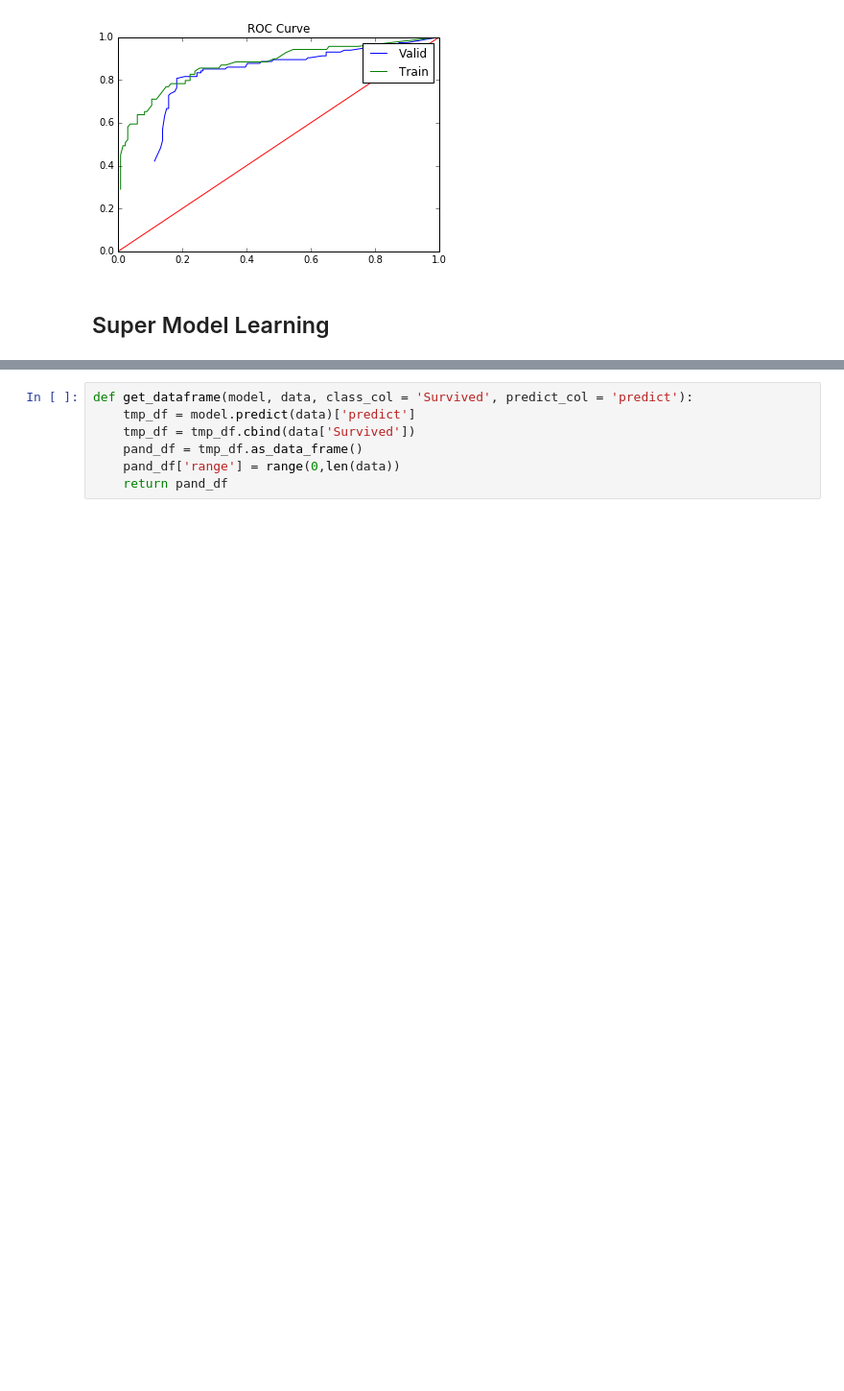
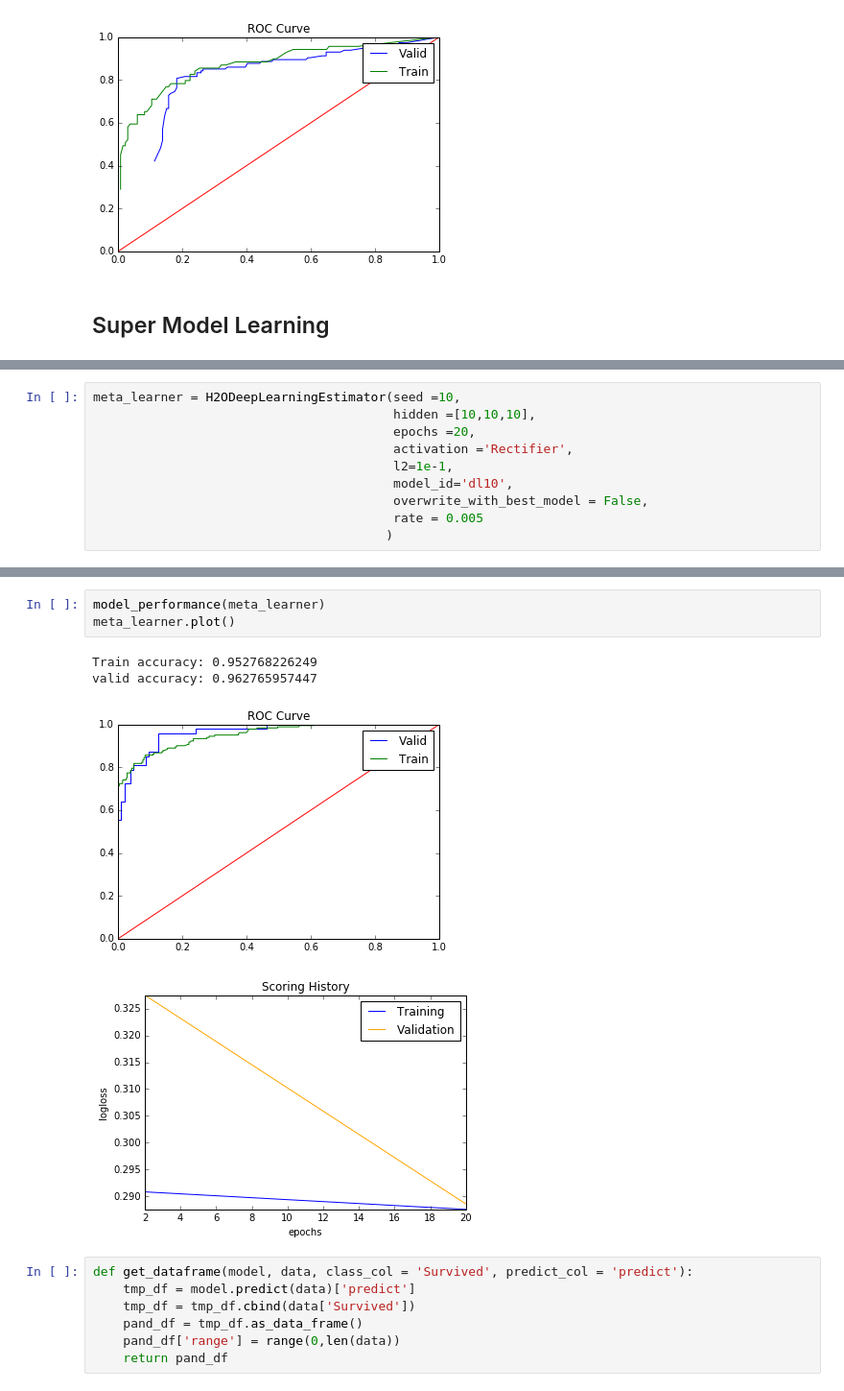
Before and after one commit to hamzafar/titanic_competition, a Jupyter notebook: Visualize the effect of Ensemble Model..ipynb, the cells around one changed output, grey strips where cells are left out. Shown at 96% size. Drawn from its saved outputs; the diff is of its cells as text; blank space fills up the shorter version.

```diff
--- a/Visualize the effect of Ensemble Model..ipynb
+++ b/Visualize the effect of Ensemble Model..ipynb
@@ -177,0 +199,10 @@ valid accuracy: 0.808865717754
+# %%
+meta_learner = H2ODeepLearningEstimator(seed =10,
+                                        hidden =[10,10,10],
+                                        epochs =20,
+                                        activation ='Rectifier',
+                                        l2=1e-1,
+                                        model_id='dl10',
+                                        overwrite_with_best_model = False,
+                                        rate = 0.005
+                                       )
@@ -178,3 +218,11 @@ valid accuracy: 0.808865717754
+# %%
+model_performance(meta_learner)
+meta_learner.plot()
+# %% [output]
+Train accuracy: 0.952768226249
+valid accuracy: 0.962765957447
+[figure, added]
+[figure, added]
 # %%
 def get_dataframe(model, data, class_col = 'Survived', predict_col = 'predict'):
     tmp_df = model.predict(data)['predict']
```
Also changed, not shown: parts of 4 cells of this notebook.
